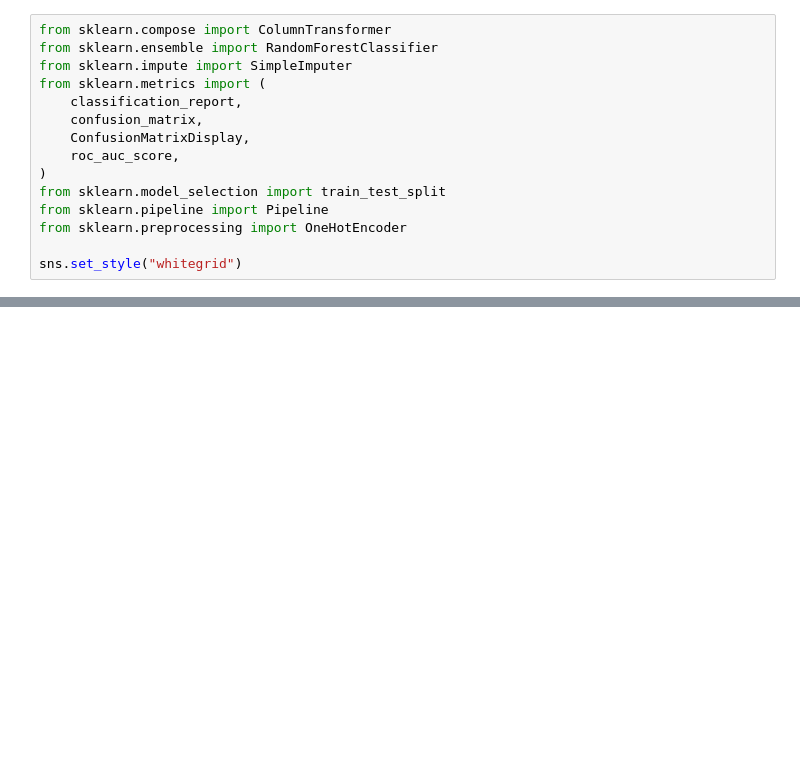
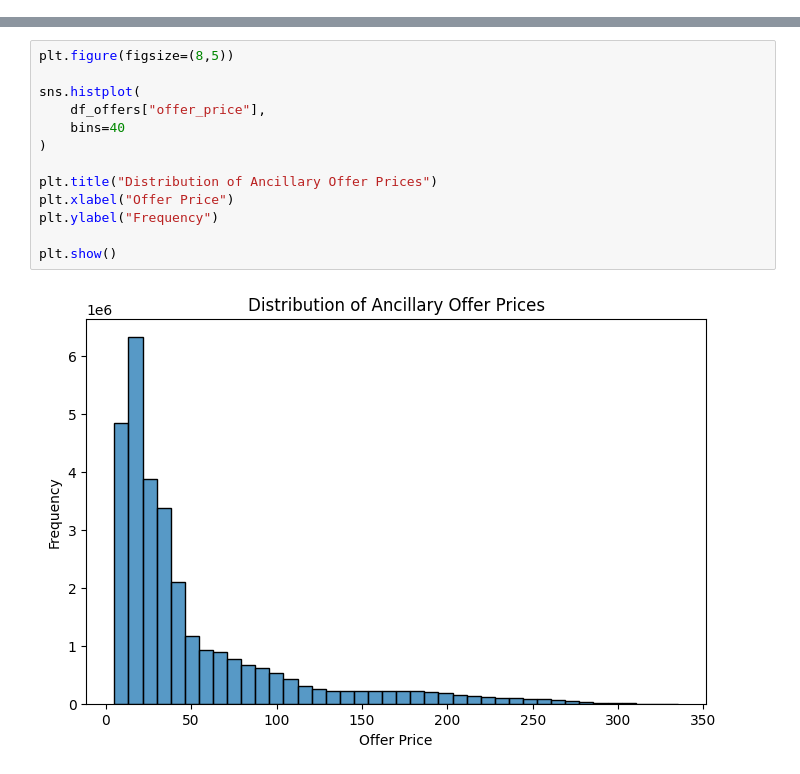
Before and after one commit to Adrian-Ang012/Eskwelab-Aviation-Revenue-Ancillary-Attach-Pricing-Simulation, a Jupyter notebook: showcase_analysis.ipynb, the cells around one changed output, grey strips where cells are left out. Drawn from its saved outputs; the diff is of its cells as text; blank space fills up the shorter version.

```diff
--- a/showcase_analysis.ipynb
+++ b/showcase_analysis.ipynb
@@ -505,15 +282,0 @@ Additional nonlinear transformations are included to better capture demand elast
-# %%
-from sklearn.compose import ColumnTransformer
-from sklearn.ensemble import RandomForestClassifier
-from sklearn.impute import SimpleImputer
-from sklearn.metrics import (
-    classification_report,
-    confusion_matrix,
-    ConfusionMatrixDisplay,
-    roc_auc_score,
-)
-from sklearn.model_selection import train_test_split
-from sklearn.pipeline import Pipeline
-from sklearn.preprocessing import OneHotEncoder
-
-sns.set_style("whitegrid")
@@ -689,0 +291,15 @@ From a revenue management standpoint, this confirms that the BSDE framework prod
+# %%
+plt.figure(figsize=(8,5))
+
+sns.histplot(
+    df_offers["offer_price"],
+    bins=40
+)
+
+plt.title("Distribution of Ancillary Offer Prices")
+plt.xlabel("Offer Price")
+plt.ylabel("Frequency")
+
+plt.show()
+# %% [output]
+[figure, added]
```
Also changed, not shown: parts of 94 cells of this notebook.
